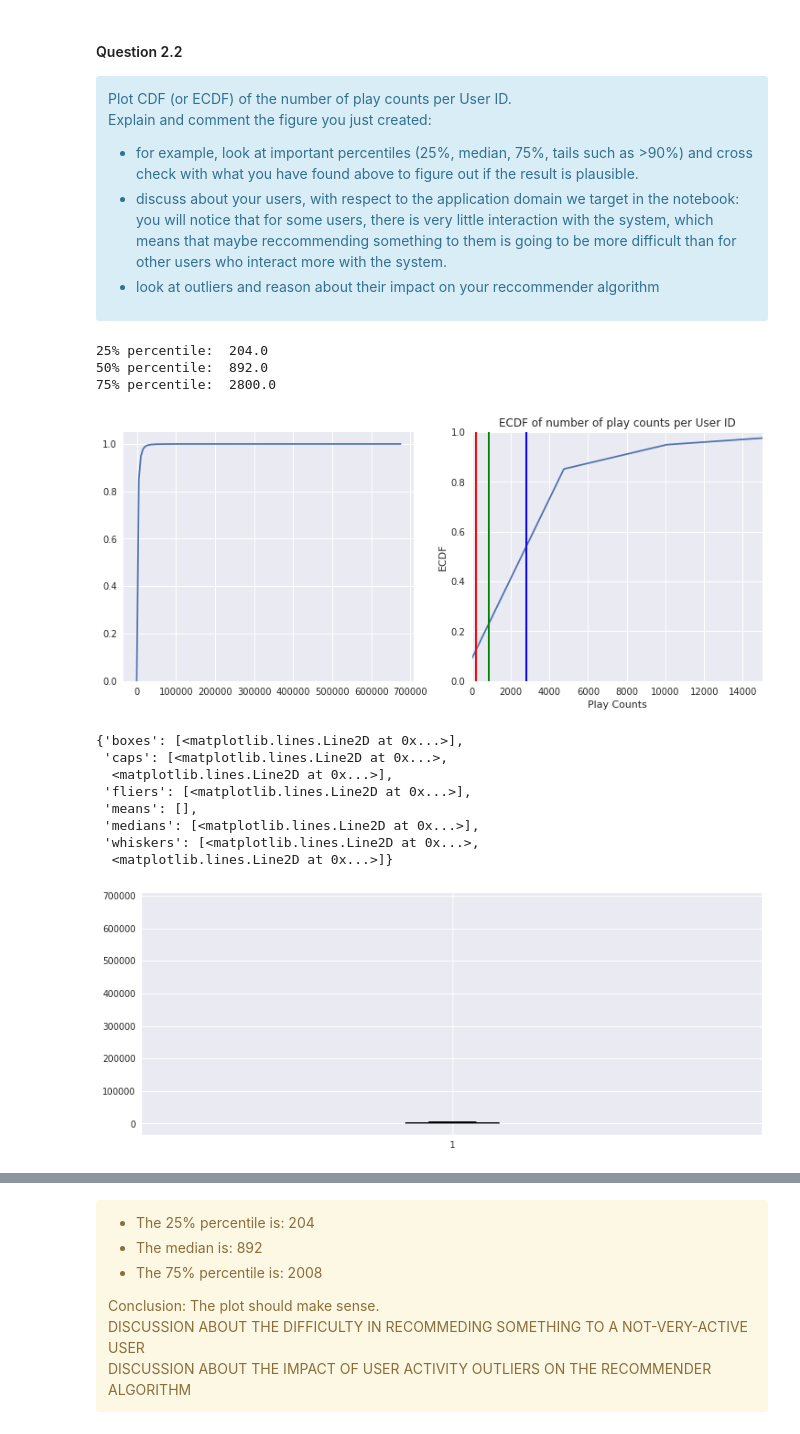
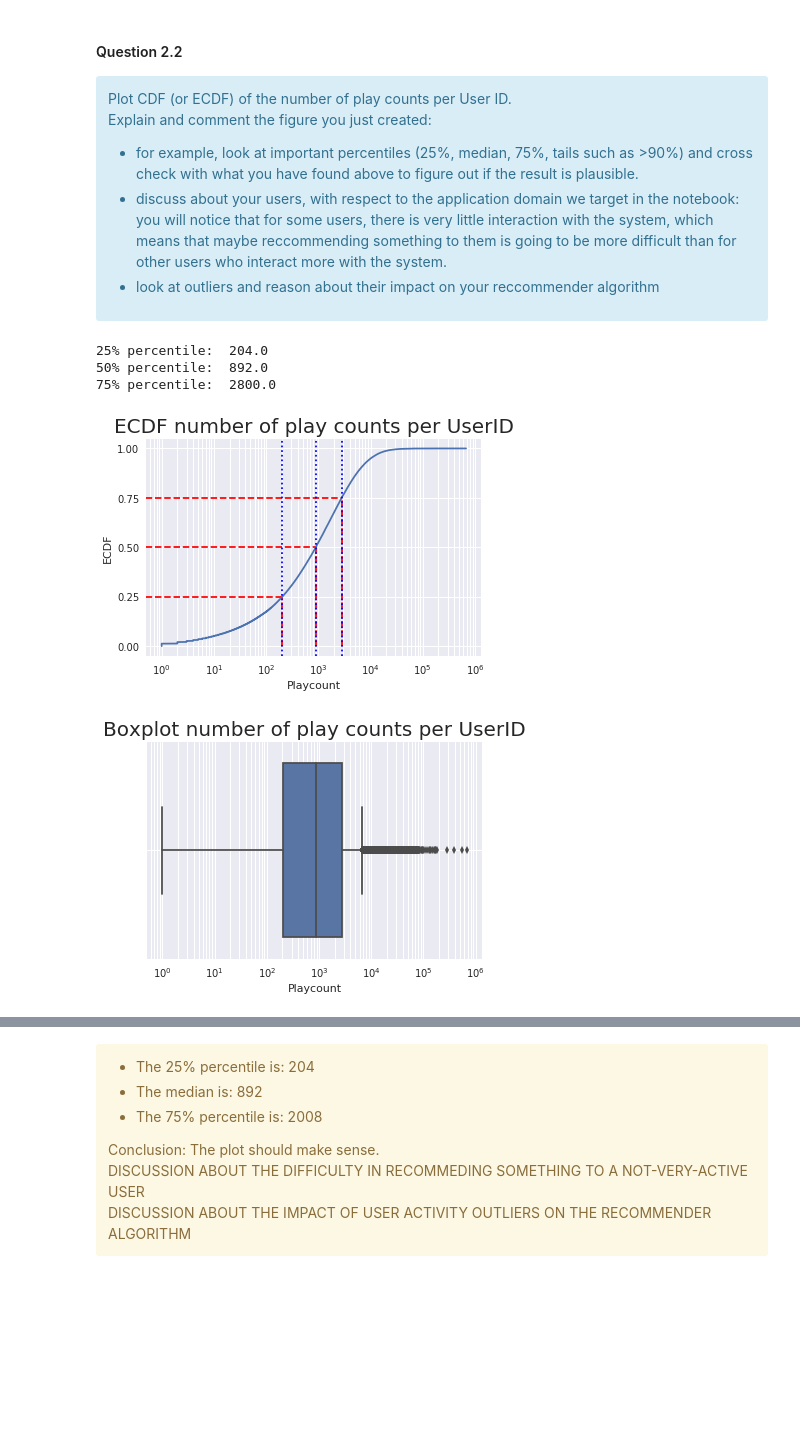
Before and after one commit to sgiammy/AML-course, a Jupyter notebook: RecSys.ipynb, the cells around one changed output, grey strips where cells are left out. Drawn from its saved outputs; the diff is of its cells as text; code cells hidden in the pictures; blank space fills up the shorter version.

```diff
--- a/RecSys.ipynb
+++ b/RecSys.ipynb
@@ -310,58 +353,14 @@ Explain and comment the figure you just created:
 # %%
 pdf   = pd.DataFrame(data=userActivity)
 
 # UserActivity schema --> [UserID, playCount]
 Y     = np.array( pdf[1] )
-#yvals = np.arange(len(Y))/float(len(Y)) #s.t. we have values between 0 and 1
+Y = np.sort(Y)
+cdf_plot(Y, "Playcount", "ECDF number of play counts per UserID")
+boxplot(Y,"Playcount", "Boxplot number of play counts per UserID")
+# %% [output]
+25% percentile:  204.0
+50% percentile:  892.0
+75% percentile:  2800.0
+[figure, added]
+[figure, added]
-# %%
-fig, axes = plt.subplots(1,2)
-
-#plt( Y, yvals )
-sns.distplot(Y, ax=axes[0],
-             kde_kws=dict(cumulative=True))
-plt.xlabel('Play Counts')
-plt.ylabel('ECDF')
-plt.title('ECDF of number of play counts per User ID')
-
-# Now we compute the percentiles
-percent25 = np.percentile(Y, 25)
-percent50 = np.percentile(Y, 50)
-percent75 = np.percentile(Y, 75)
-
-plt.axvline(x=percent25, color='r', linestyle='-')
-plt.axvline(x=percent50, color='g', linestyle='-')
-plt.axvline(x=percent75, color='b', linestyle='-')
-
-# Plot zoomed version
-sns.distplot(Y, ax=axes[1],
-             kde_kws=dict(cumulative=True))
-plt.xlabel('Play Counts')
-plt.ylabel('ECDF')
-#plt.grid(True,which="both",ls="-")
-plt.title('ECDF of number of play counts per User ID')
-
-plt.axvline(x=percent25, color='r', linestyle='-')
-plt.axvline(x=percent50, color='g', linestyle='-')
-plt.axvline(x=percent75, color='b', linestyle='-')
-
-plt.axis([0, 15000, 0, 1])
-
-print('25% percentile: ', percent25)
-print('50% percentile: ', percent50)
-print('75% percentile: ', percent75)
-
-plt.show()
-# %% [output]
-25% percentile:  204.0
-50% percentile:  892.0
-75% percentile:  2800.0
-[figure, removed]
-{'boxes': [<matplotlib.lines.Line2D at 0x...>],
- 'caps': [<matplotlib.lines.Line2D at 0x...>,
-  <matplotlib.lines.Line2D at 0x...>],
- 'fliers': [<matplotlib.lines.Line2D at 0x...>],
- 'means': [],
- 'medians': [<matplotlib.lines.Line2D at 0x...>],
- 'whiskers': [<matplotlib.lines.Line2D at 0x...>,
-  <matplotlib.lines.Line2D at 0x...>]}
-[figure, removed]
```
Also changed, not shown: parts of 39 cells of this notebook.
